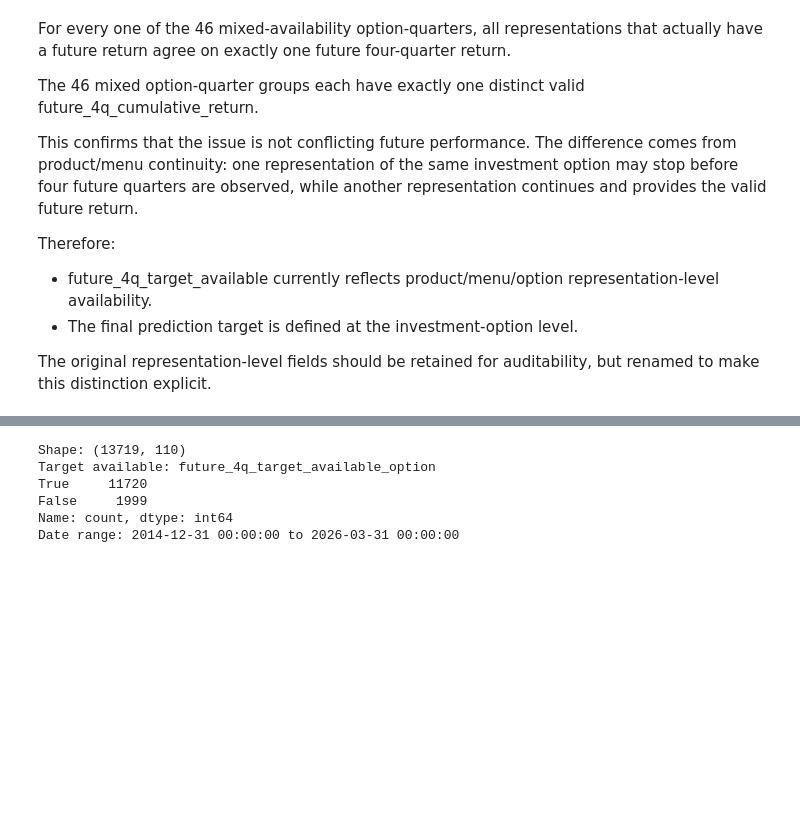
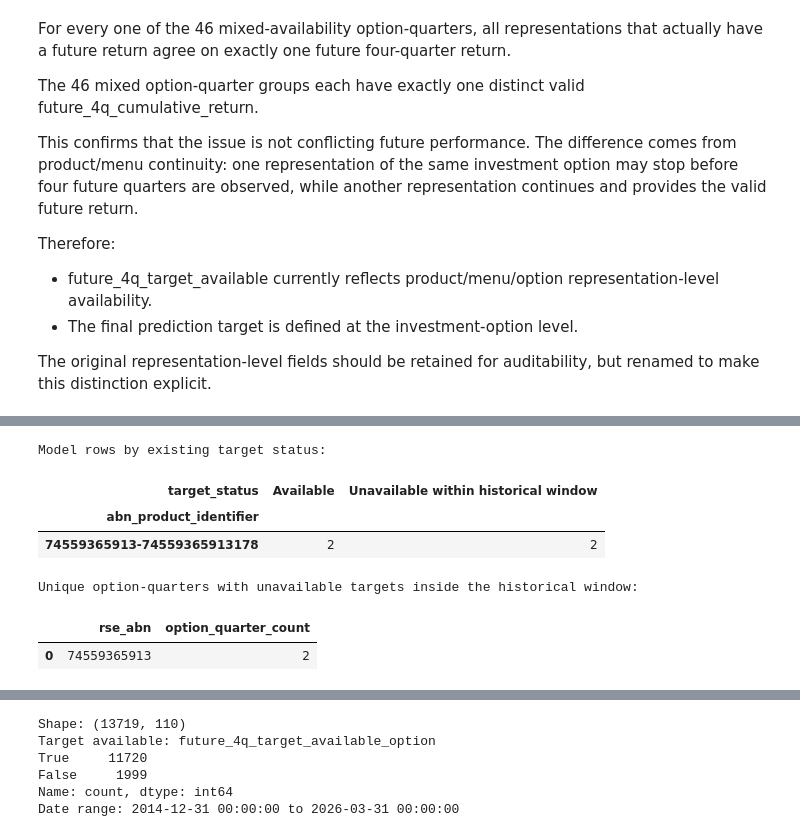
Before and after one commit to terra9/superannuation-performance-early-warning, a Jupyter notebook: notebooks/apra_data_audit.ipynb, the cells around one changed output, grey strips where cells are left out. Cells and saved outputs as stored; diff of their text form; code cells hidden in the pictures; blank space fills up the shorter version.

```diff
--- a/notebooks/apra_data_audit.ipynb
+++ b/notebooks/apra_data_audit.ipynb
@@ -10305,0 +9917,48 @@ hist_model_mysuper_features = (
+# %%
+# STEP 3C: Count existing unavailable targets just before the selected change.
+# Use every MySuper observation, including rows with unavailable targets.
+selected_target_check = hist_model_mysuper_target_peer.loc[
+    hist_model_mysuper_target_peer["abn_product_identifier"].isin(selected_product_ids)
+    & hist_model_mysuper_target_peer["period_end_date"].dt.to_period("Q").between(
+        selected_change_quarter - 4, selected_change_quarter - 1
+    ),
+    ["rse_abn", "abn_product_identifier", "abn_investment_menu_identifier",
+     "abn_investment_option_identifier", "period_end_date",
+     "future_4q_target_available_representation", "future_4q_target_available_option"],
+].copy()
+
+# Distinguish early history interruptions from a horizon extending past the cutoff.
+selected_target_check["horizon_inside_data"] = (
+    selected_target_check["period_end_date"].dt.to_period("Q") + 4
+).le(hist_model_base["period_end_date"].max().to_period("Q"))
+selected_target_check["target_status"] = "Available"
+selected_target_check.loc[
+    ~selected_target_check["future_4q_target_available_option"]
+    & selected_target_check["horizon_inside_data"], "target_status"
+] = "Unavailable within historical window"
+selected_target_check.loc[
+    ~selected_target_check["future_4q_target_available_option"]
+    & ~selected_target_check["horizon_inside_data"], "target_status"
+] = "Horizon extends past data cutoff"
+selected_target_check.loc[
+    selected_target_check["future_4q_target_available_option"]
+    & ~selected_target_check["future_4q_target_available_representation"], "target_status"
+] = "Available through another representation"
+
+# Count model rows, then deduplicate repeated representations to count option-quarters.
+print("Model rows by existing target status:")
+display(pd.crosstab(selected_target_check["abn_product_identifier"], selected_target_check["target_status"]))
+print("Unique option-quarters with unavailable targets inside the historical window:")
+display(
+    selected_target_check.loc[selected_target_check["target_status"].eq("Unavailable within historical window")]
+    .drop_duplicates(["rse_abn", "abn_investment_option_identifier", "period_end_date"])
+    .groupby("rse_abn").size().rename("option_quarter_count").reset_index()
+)
+# %% [output]
+Model rows by existing target status:
+| target_status | Available | Unavailable within historical window |
+| abn_product_identifier |  |  |
+| 74559365913-74559365913178 | 2 | 2 |
+Unique option-quarters with unavailable targets inside the historical window:
+|  | rse_abn | option_quarter_count |
+| 0 | 74559365913 | 2 |
```
Also changed, not shown: parts of 120 cells of this notebook.
